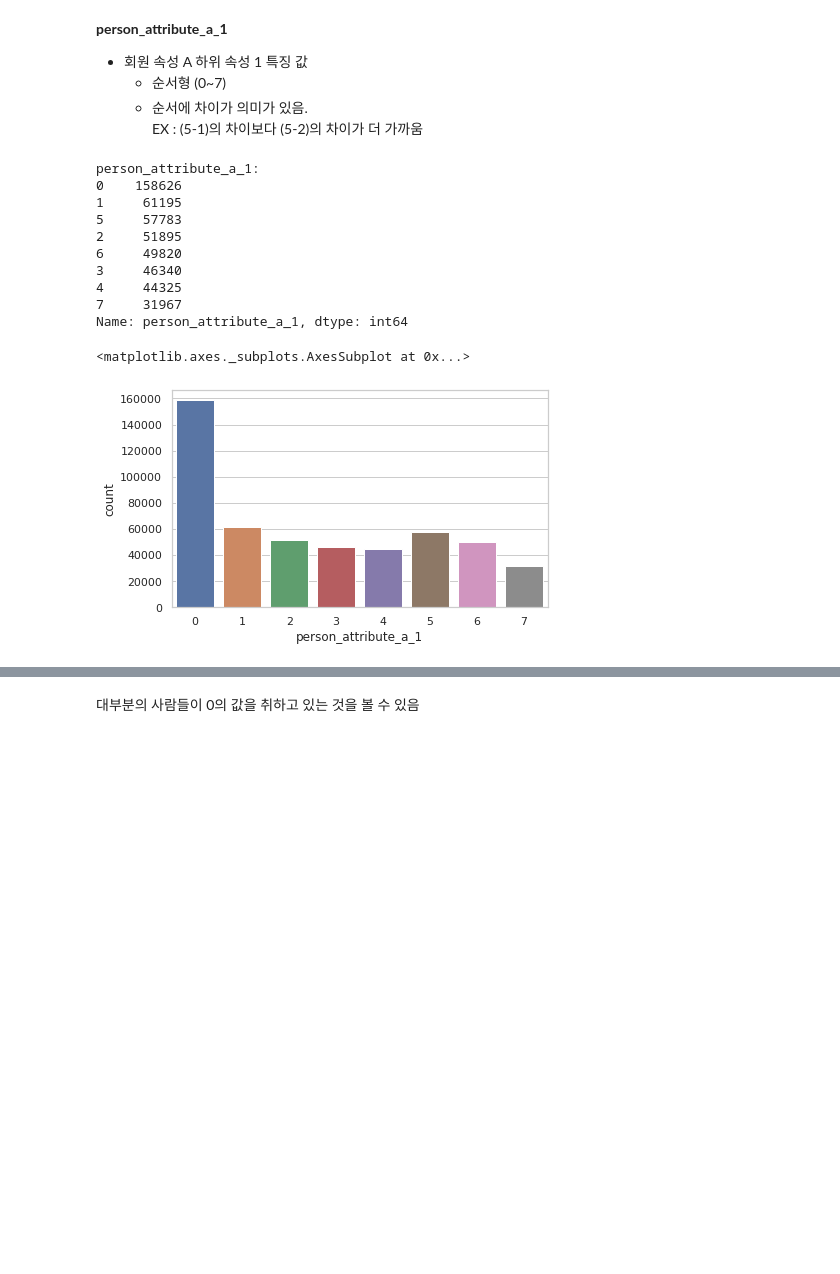
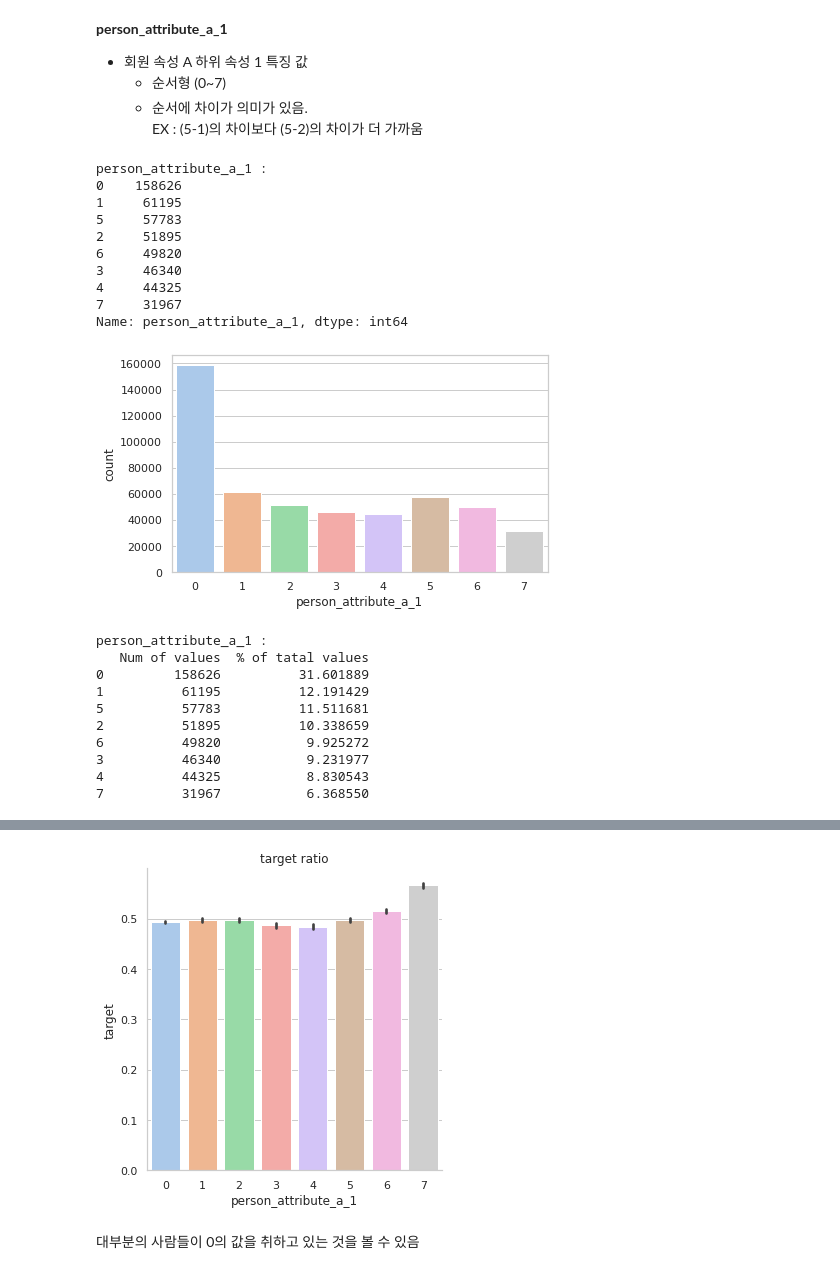
Before and after one commit to doo52oh/Dacon, a Jupyter notebook: 잡케어추천/잡케어추천알고리즘경진대회_EDA_데이터변경.ipynb, the cells around one changed output, grey strips where cells are left out. Drawn from its saved outputs; the diff is of its cells as text; code cells hidden in the pictures; blank space fills up the shorter version.

```diff
--- a/잡케어추천/잡케어추천알고리즘경진대회_EDA_데이터변경.ipynb
+++ b/잡케어추천/잡케어추천알고리즘경진대회_EDA_데이터변경.ipynb
@@ -355,21 +388,30 @@ sns.factorplot(x, y, data = job_data)
   * 순서형 (0~7)
   * 순서에 차이가 의미가 있음.
   EX : (5-1)의 차이보다 (5-2)의 차이가 더 가까움
-# %%
-print("person_attribute_a_1: ")
-print(job_data['person_attribute_a_1'].value_counts())
-
-sns.countplot('person_attribute_a_1', data =job_data)
-# %% [output]
-person_attribute_a_1:
-0    158626
-1     61195
-5     57783
-2     51895
-6     49820
-3     46340
-4     44325
-7     31967
-Name: person_attribute_a_1, dtype: int64
-<matplotlib.axes._subplots.AxesSubplot at 0x...>
-[figure, removed]
+# %%
+x = "person_attribute_a_1"
+y = "target"
+
+basic_eda(x=x, y=y)
+# %% [output]
+person_attribute_a_1 :
+0    158626
+1     61195
+5     57783
+2     51895
+6     49820
+3     46340
+4     44325
+7     31967
+Name: person_attribute_a_1, dtype: int64
+[figure, added]
+person_attribute_a_1 :
+   Num of values  % of tatal values
+0         158626          31.601889
+1          61195          12.191429
+5          57783          11.511681
+2          51895          10.338659
+6          49820           9.925272
+3          46340           9.231977
+4          44325           8.830543
+7          31967           6.368550
@@ -376,2 +419,3 @@ Name: person_attribute_a_1, dtype: int64
+[figure, added]
 # %% [markdown]
 대부분의 사람들이 0의 값을 취하고 있는 것을 볼 수 있음
```
Also changed, not shown: parts of 30 cells of this notebook.
